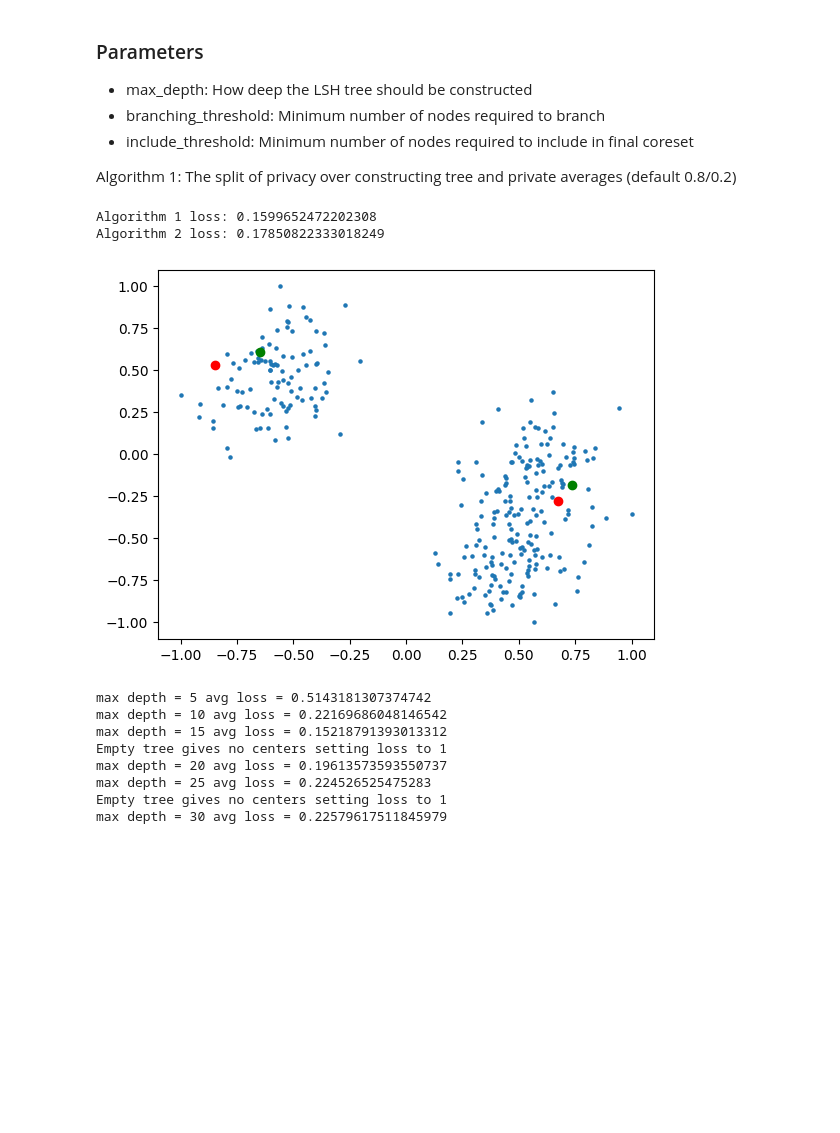
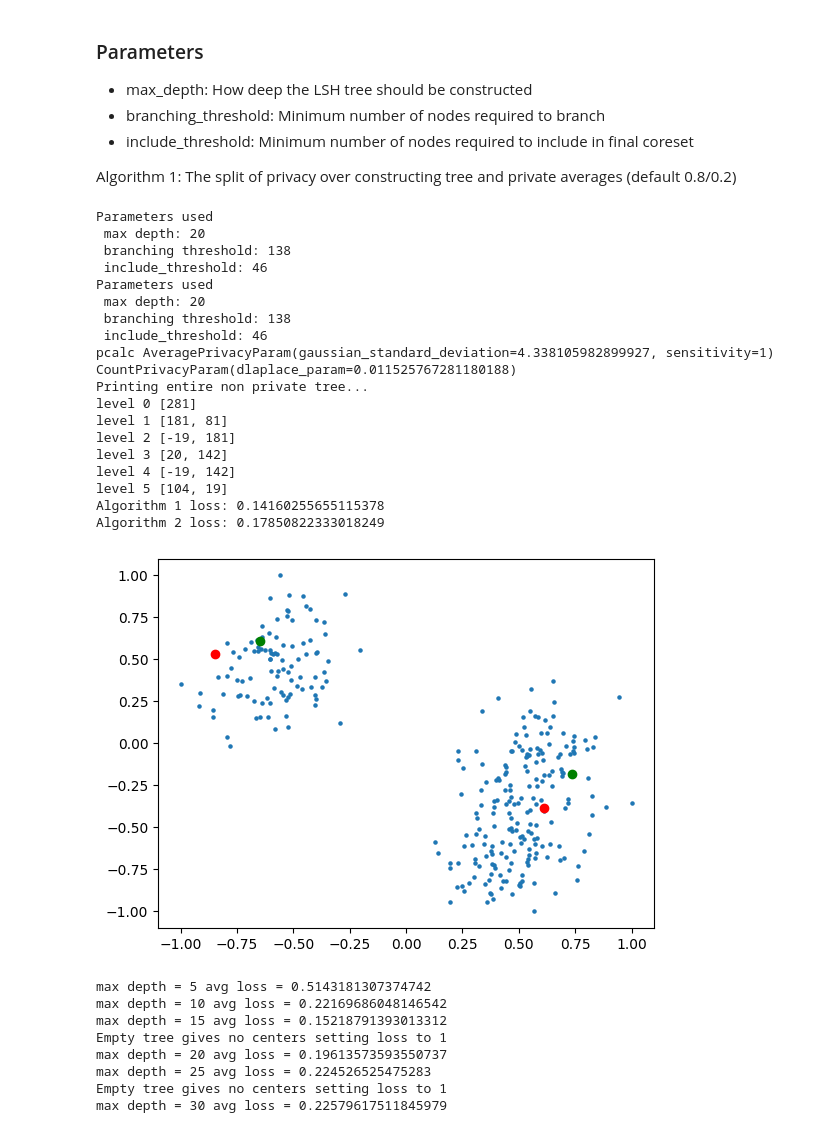
Before and after one commit to amy-ln/dpclustering, a Jupyter notebook: lsh-experiment.ipynb, the cells around one changed output. Cells and saved outputs as stored; diff of their text form; code cells hidden in the pictures; blank space fills up the shorter version.

Commit message:
print entire tree

```diff
--- a/lsh-experiment.ipynb
+++ b/lsh-experiment.ipynb
@@ -49,21 +49,37 @@ def lsh_experiment(algo: int, data: np.ndarray, p: Params, n_trials: int = 20):
     return total_loss / n_successful_trials
 # %%
 small = np.load("datasets/synthetic-gaussian.npy")
-p = Params(epsilon=1, delta=1e-6, radius=1, dimension=2, k=3, max_depth=20, include_threshold=40)
+p = Params(epsilon=1, delta=1e-6, radius=1, dimension=2, k=3, max_depth=20, include_threshold=46, branching_threshold=138)
 points1, weights1 = create_bucket_synopsis(small, p, seed=454)
 points2, weights2 = bucket_using_privacy_accountant(small, p, seed=454)
 
 # the algorithm only returns 2 points. since we wanted k=3, these points will just become the centers.
 plt.scatter(small[:,0], small[:,1], s=5)
 plt.scatter(points1[:,0], points1[:,1], c="red")
 plt.scatter(points2[:,0], points2[:,1], c="green")
 
 print(f"Algorithm 1 loss: {kmeans_loss(points1, small)}")
 print(f"Algorithm 2 loss: {kmeans_loss(points2, small)}")
 # %% [output]
-Algorithm 1 loss: 0.1599652472202308
+Parameters used
+ max depth: 20
+ branching threshold: 138
+ include_threshold: 46
+Parameters used
+ max depth: 20
+ branching threshold: 138
+ include_threshold: 46
+pcalc AveragePrivacyParam(gaussian_standard_deviation=4.338105982899927, sensitivity=1) CountPrivacyParam(dlaplace_param=0.011525767281180188)
+Printing entire non private tree...
+level 0 [281]
+level 1 [181, 81]
+level 2 [-19, 181]
+level 3 [20, 142]
+level 4 [-19, 142]
+level 5 [104, 19]
+Algorithm 1 loss: 0.14160255655115378
 Algorithm 2 loss: 0.17850822333018249
-[figure, old version]
+[figure, new version]
 # %%
 # vary max depth for default branching threshold, include threshold. Note that max depth has to be chosen before computing any noise so it cannot depend on the other parameters
 
```
Also changed, not shown: 1 other file.
